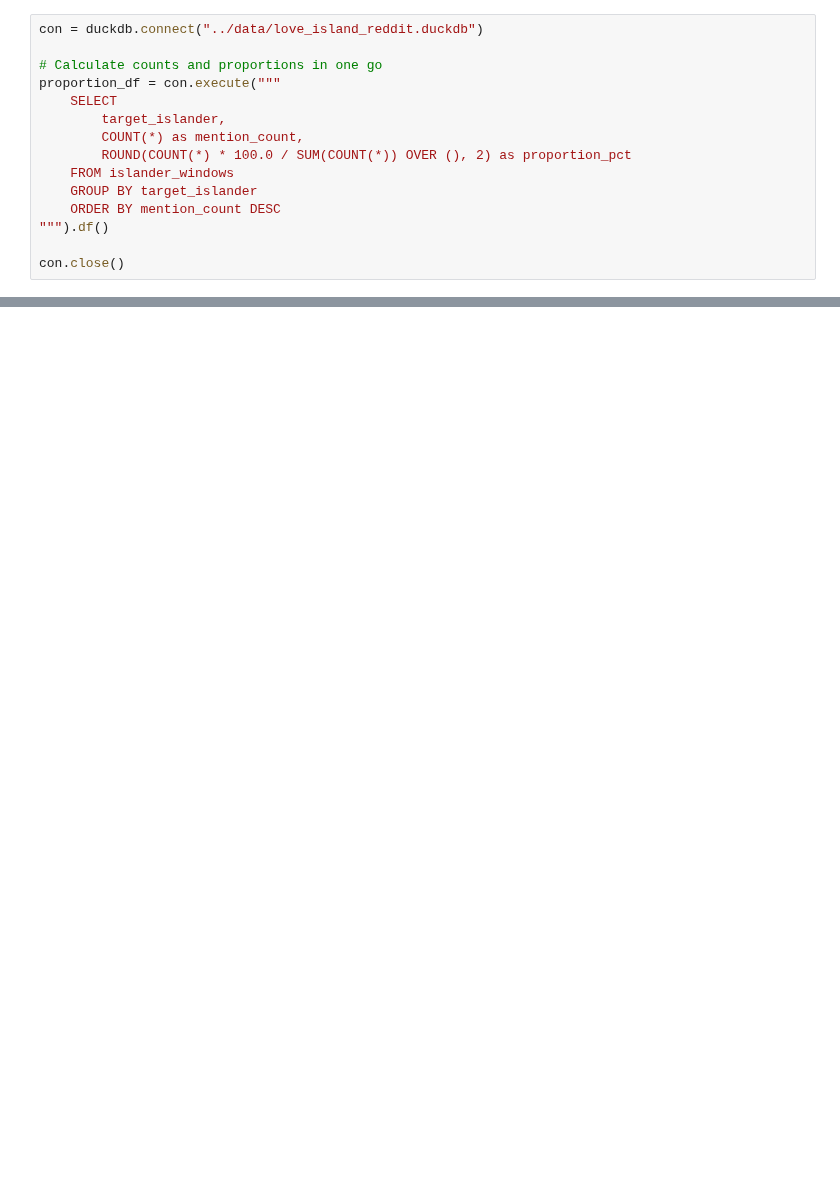
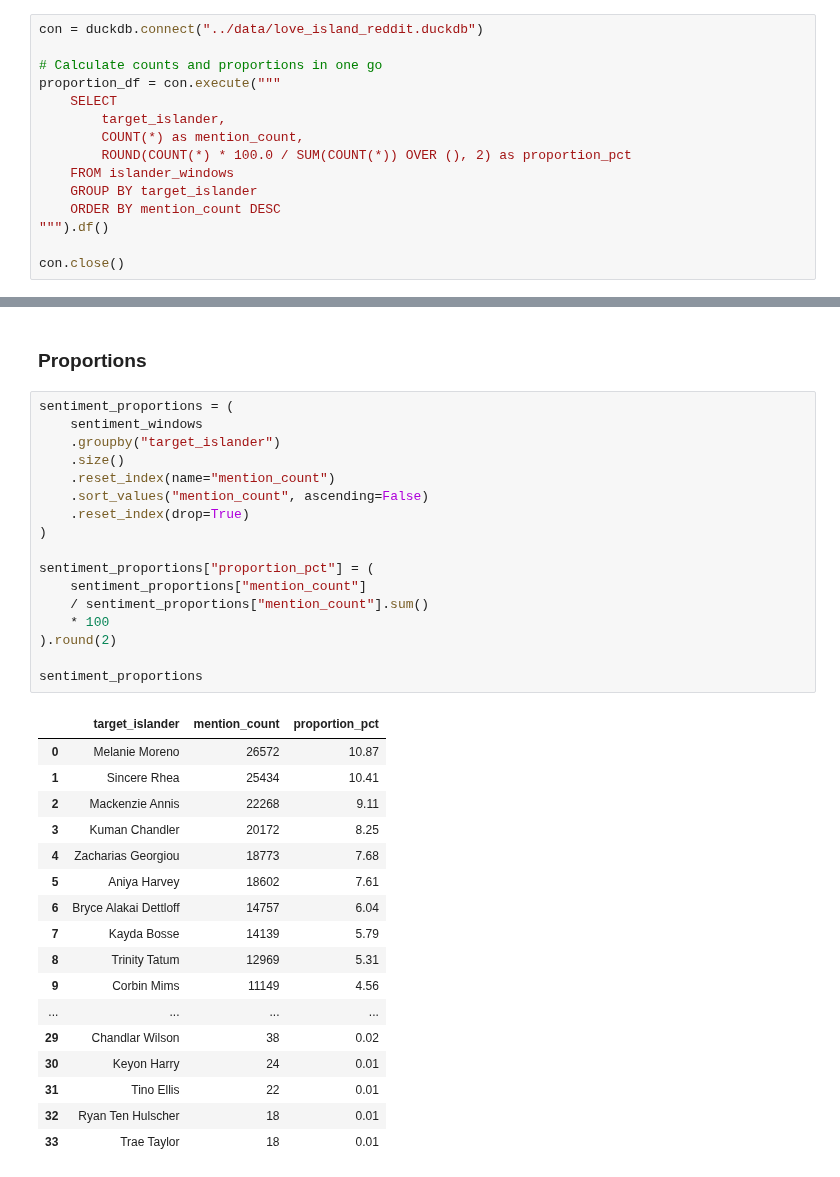
Before and after one commit to palautatan/data-by-edie, a Jupyter notebook: 004-love-island/notebooks/03-data-cleaning.ipynb, the cells around one changed output, grey strips where cells are left out. Saved outputs shown, nothing was run; the diff lists cells and outputs as text; blank space fills up the shorter version.

```diff
--- a/004-love-island/notebooks/03-data-cleaning.ipynb
+++ b/004-love-island/notebooks/03-data-cleaning.ipynb
@@ -476,0 +1182,37 @@ proportion_df
+# %% [markdown]
+### Proportions
+# %%
+sentiment_proportions = (
+    sentiment_windows
+    .groupby("target_islander")
+    .size()
+    .reset_index(name="mention_count")
+    .sort_values("mention_count", ascending=False)
+    .reset_index(drop=True)
+)
+
+sentiment_proportions["proportion_pct"] = (
+    sentiment_proportions["mention_count"]
+    / sentiment_proportions["mention_count"].sum()
+    * 100
+).round(2)
+
+sentiment_proportions
+# %% [output]
+|  | target_islander | mention_count | proportion_pct |
+| 0 | Melanie Moreno | 26572 | 10.87 |
+| 1 | Sincere Rhea | 25434 | 10.41 |
+| 2 | Mackenzie Annis | 22268 | 9.11 |
+| 3 | Kuman Chandler | 20172 | 8.25 |
+| 4 | Zacharias Georgiou | 18773 | 7.68 |
+| 5 | Aniya Harvey | 18602 | 7.61 |
+| 6 | Bryce Alakai Dettloff | 14757 | 6.04 |
+| 7 | Kayda Bosse | 14139 | 5.79 |
+| 8 | Trinity Tatum | 12969 | 5.31 |
+| 9 | Corbin Mims | 11149 | 4.56 |
+| ... | ... | ... | ... |
+| 29 | Chandlar Wilson | 38 | 0.02 |
+| 30 | Keyon Harry | 24 | 0.01 |
+| 31 | Tino Ellis | 22 | 0.01 |
+| 32 | Ryan Ten Hulscher | 18 | 0.01 |
+| 33 | Trae Taylor | 18 | 0.01 |
```
Also changed, not shown: parts of 53 cells of this notebook, 25 other files.
